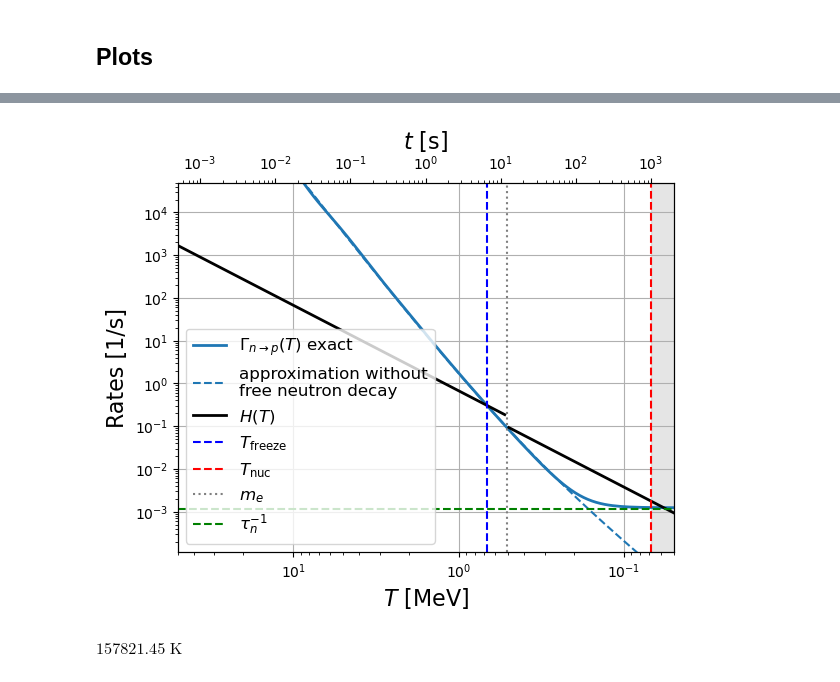
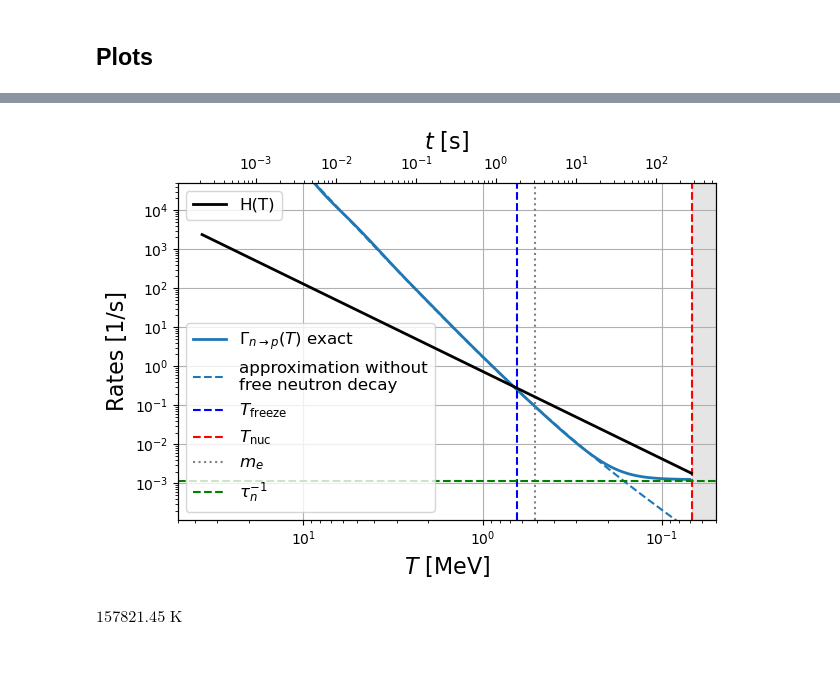
Before and after one commit to jeremyneveu/m2-npac-grac, a Jupyter notebook: notebooks/CMB_BBN.ipynb, the cells around one changed output, grey strips where cells are left out. Saved outputs shown, nothing was run; the diff lists cells and outputs as text; code cells hidden in the pictures.

```diff
--- a/notebooks/CMB_BBN.ipynb
+++ b/notebooks/CMB_BBN.ipynb
@@ -66,0 +72,5 @@ t_to_T(10*u.s), T_to_t(t_to_T(10*u.s)), t_to_T(1*u.s)
+# %%
+T_Weinberg = np.array([1e12, 6e11, 3e11, 2e11, 1e11, 6e10, 3e10, 2e10, 1e10, 6e9, 3e9, 2e9, 1e9, 3e8, 1e8, 1e7, 1e6, 1e5, 1e4, 4e3])
+a_Weinberg = np.array([1.9e-12, 3.2e-12, 6.4e-12, 9.6e-12, 1.9e-11, 3.2e-11, 6.4e-11, 9.6e-11, 1.9e-10, 3.1e-10, 5.9e-10, 8.3e-10, 2.6e-9, 9e-9, 2.7e-8, 2.7e-7, 2.7e-6, 2.7e-5, 2.7e-4, 6.3e-4])
+Tnu_Weinberg = T_Weinberg / np.array([1, 1, 1, 1, 1, 1, 1.001, 1.002, 1.008, 1.022, 1.081, 1.159, 1.346, 1.401, 1.401,1.401,1.401,1.401,1.401,1.401])
+t_Weinberg = np.array([1e-4, 1.94e-4, 1.129e-3, 2.61e-3, 1.078e-2, 3.01e-2, 0.1209, 0.273, 1.103, 3.14, 13.83, 35.2, 1.82e2, 2.08e3, 1.92e4, 1.92e6,1.92e8,1.92e10,1.92e12,1.2e13])
@@ -329,3 +415,6 @@ Tfreeze = fsolve(lambda T: lambda_np_Bernstein(T*u.K).value-H(T*u.K).value, [1e8
 (Tfreeze * const.k_B).to(u.MeV), Tfreeze
 # %% [output]
 (<Quantity 0.67481545 MeV>, <Quantity 7.83090811e+09 K>)
+# %%
+Tfreeze = t_to_T_Weinberg(fsolve(lambda t: lambda_np_Bernstein(t_to_T_Weinberg(t)).value-Ht_Weinberg(t).value, [1e-2, 1e2])[0])
+(Tfreeze * const.k_B).to(u.MeV), Tfreeze
@@ -481,41 +574,50 @@ plt.show()
 # %%
 #| label: BBN_Gnp
 
-E = (TTT * const.k_B).to(u.MeV)
-T_before_me = np.array([T.value for T in TTT if (T * const.k_B >= me)])*u.K
-T_after_me = np.array([T.value for T in TTT if (T * const.k_B <= me)])*u.K
+TT = (np.logspace(np.log10(7e4), np.log10(5e7), 100) * u.eV/ const.k_B).to(u.K)
+
+E = (TT * const.k_B).to(u.MeV)
+T_before_me = np.array([T.value for T in TT if (T * const.k_B >= me)])*u.K
+T_after_me = np.array([T.value for T in TT if (T * const.k_B <= me)])*u.K
 
 fig = plt.figure()
 #plt.plot(tt, np.array([-dXndt(Xnt(t*u.s), t) for t in tt])/u.s, label="$\Gamma_n(T)$")
-p = plt.plot(E, np.array([lnp(T).value for T in TTT])/u.s, lw=2, label=r"$\Gamma_{n\to p}(T)$ exact")
-plt.plot(E, lambda_np_Bernstein(TTT), label="approximation without\nfree neutron decay", color=p[0].get_color(), linestyle="--")
+p = plt.plot(E, np.array([lnp(T).value for T in TT])/u.s, lw=2, label=r"$\Gamma_{n\to p}(T)$ exact")
+plt.plot(E, lambda_np_Bernstein(TT), label="approximation without\nfree neutron decay", color=p[0].get_color(), linestyle="--")
 #plt.plot(E, np.array([lnp(T).value+lpn(T).value for T in TTT])/u.s, label="$\Gamma_n(T)$")
-plt.plot((T_before_me * const.k_B).to(u.MeV), H(T_before_me, gstar=gstar), lw=2, label="$H(T)$", color="k")
-plt.plot((T_after_me * const.k_B).to(u.MeV), H(T_after_me, gstar=gstar_after), lw=2,color="k")
+#plt.plot((T_before_me * const.k_B).to(u.MeV), H(T_before_me, gstar=gstar), lw=2, label="$H(T)$", color="k")
+#plt.plot((T_after_me * const.k_B).to(u.MeV), H(T_after_me, gstar=gstar_after), lw=2,color="k")
+plt.yscale("log")
+plt.xscale("log")
 plt.gca().invert_xaxis()
 plt.axvline((Tfreeze * const.k_B).to(u.MeV).value, color="b", linestyle="--", label="$T_\mathrm{freeze}$")
 plt.axvline((Tnuc * const.k_B).to(u.MeV).value, color="r", linestyle="--", label="$T_\mathrm{nuc}$")
 plt.axvline(me.to(u.MeV).value, linestyle=":", label="$m_e$", color="gray")
 plt.axhline(1/taun.value, linestyle="--", label=r"$\tau_n^{-1}$", color="green")
-plt.yscale("log")
-plt.xscale("log")
-plt.legend(fontsize=12, ncol=1, loc="lower left")
 plt.grid()
 plt.xlabel("$T$ [MeV]", fontsize=16)
 plt.ylabel("Rates [1/s]", fontsize=16)
-plt.axvspan((Tnuc * const.k_B).to(u.MeV).value, (TTT[-1] * const.k_B).to(u.MeV).value, alpha=0.2, color="gray")  #horizontal shading
+plt.axvspan((Tnuc * const.k_B).to(u.MeV).value, 5e-2, alpha=0.2, color="gray")  #horizontal shading
 plt.xlim((50, 5e-2))
 plt.ylim((1e-1/taun.value, 5e4))
+plt.legend(fontsize=12, ncol=1, loc="lower left")
 
 secax = plt.gca().twiny()
-secax.plot(tt*u.s, H(t_to_T(tt*u.s, gstar=gstar), gstar=gstar), linestyle="none")
-secax.plot(tt*u.s, H(t_to_T(tt*u.s, gstar=gstar_after), gstar=gstar_after), linestyle="none")
+ttt = T_to_t_Weinberg(TT.value)
+secax.plot(ttt, 1/(2*ttt), linestyle="-", color="k", lw=2, label="H(T)")
+#secax.plot(ttt, H(t_to_T_Weinberg(ttt.value), gstar=gstar_after), linestyle="-", color="r", lw=2, label="H(T)")
+#secax.plot(tt_before_me, H(t_to_T(tt_before_me, gstar=gstar), gstar=gstar), linestyle="-", color="k", lw=2, label="H(T)")
+#secax.plot(tt_after_me, H(t_to_T(tt_after_me, gstar=gstar_after), gstar=gstar_after), linestyle="-", color="k", lw=2, label="H(T)")
+#secax.plot(tt*u.s, H(t_to_T(tt*u.s, gstar=gstar), gstar=gstar), linestyle="none")
+#secax.plot(tt*u.s, H(t_to_T(tt*u.s, gstar=gstar_after), gstar=gstar_after), linestyle="none")
 secax.set_xscale("log")
 secax.set_xlabel('$t$ [s]', fontsize=16)
+secax.legend(fontsize=12, loc="upper left")
 
+fig.tight_layout()
 plt.show()
 # %% [output]
-[figure, old version]
+[figure, new version]
 # %%
 (13.6*u.eV / const.k_B).to(u.K)
 # %% [output]
```
Also changed, not shown: parts of 23 cells of this notebook, 3 other files.
